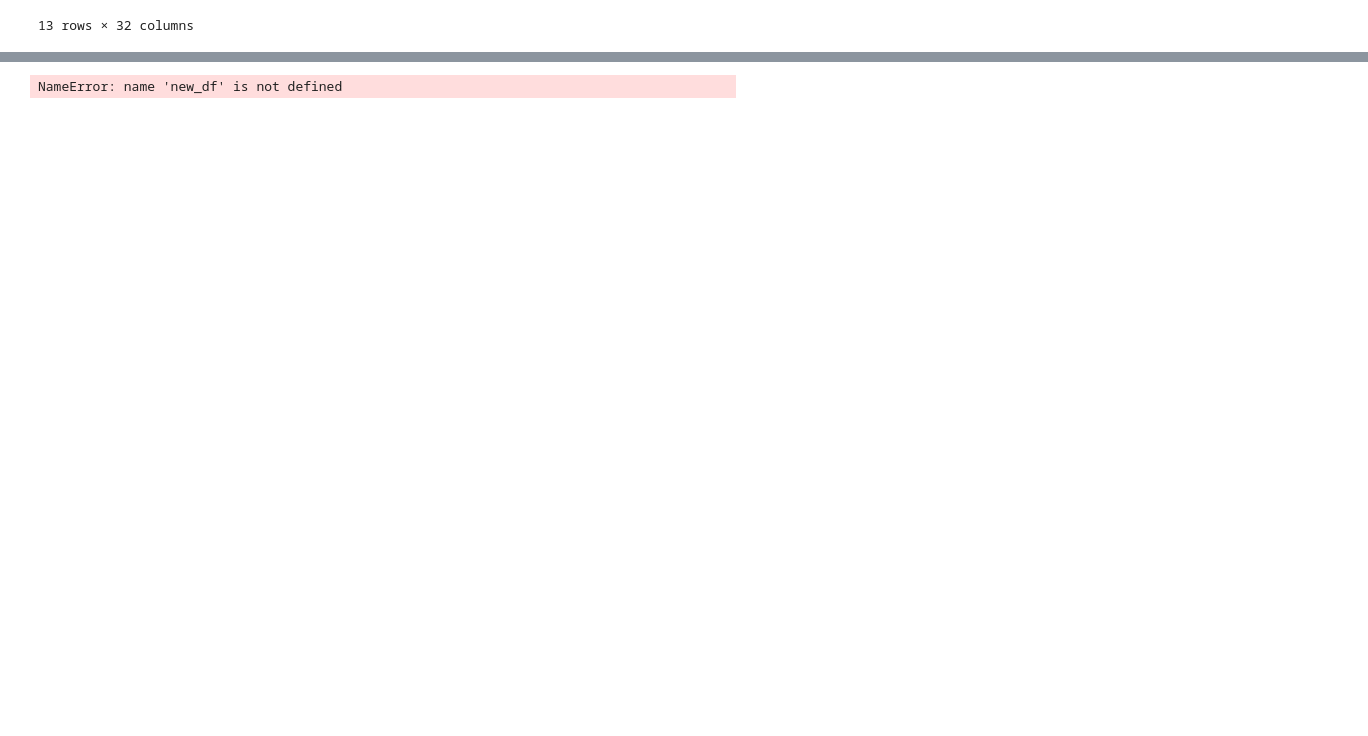
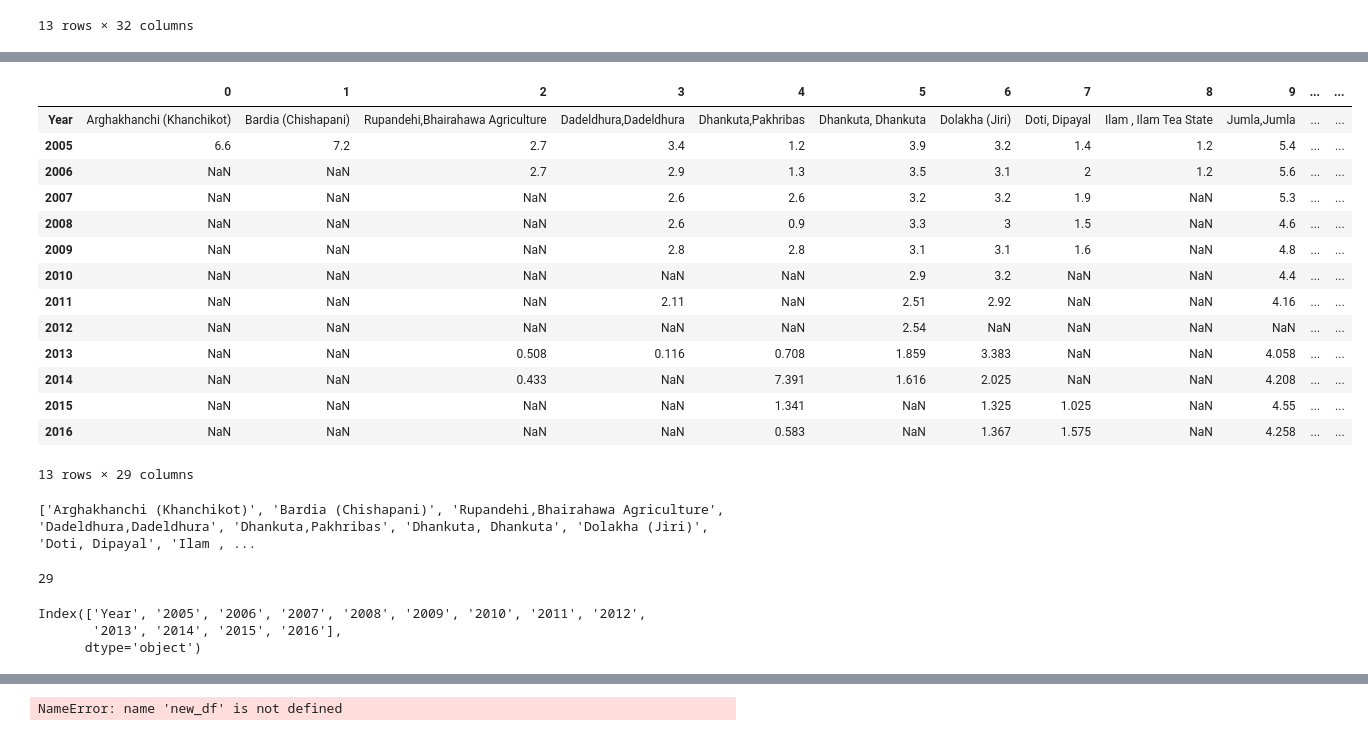
Before and after one commit to prajwollamichhane11/Wind-Data-Analysis, a Jupyter notebook: wind-analysis.ipynb, the cells around one changed output, grey strips where cells are left out. Saved outputs shown, nothing was run; the diff lists cells and outputs as text; code cells hidden in the pictures; blank space fills up the shorter version.

```diff
--- a/wind-analysis.ipynb
+++ b/wind-analysis.ipynb
@@ -37,2 +72,41 @@ df.head(13)
 # %%
 df = df.drop([3,10,11],axis = 1)
+# %%
+df.columns = range(29)
+df[4][3] = 2.6
+df[4][5] = 2.8
+df[6][3] = 3.2
+df[6][5] = 3.1
+df[24][3] = 1.9
+df[25][5] = 1.1
+df[27][4] = 1.6
+df[27][5] = 1
+df
+# %% [output]
+|  | 0 | 1 | 2 | 3 | 4 | 5 | 6 | 7 | 8 | 9 | ... | ... |
+| Year | Arghakhanchi (Khanchikot) | Bardia (Chishapani) | Rupandehi,Bhairahawa Agriculture | Dadeldhura,Dadeldhura | Dhankuta,Pakhribas | Dhankuta, Dhankuta | Dolakha (Jiri) | Doti, Dipayal | Ilam , Ilam Tea State | Jumla,Jumla | ... | ... |
+| 2005 | 6.6 | 7.2 | 2.7 | 3.4 | 1.2 | 3.9 | 3.2 | 1.4 | 1.2 | 5.4 | ... | ... |
+| 2006 | NaN | NaN | 2.7 | 2.9 | 1.3 | 3.5 | 3.1 | 2 | 1.2 | 5.6 | ... | ... |
+| 2007 | NaN | NaN | NaN | 2.6 | 2.6 | 3.2 | 3.2 | 1.9 | NaN | 5.3 | ... | ... |
+| 2008 | NaN | NaN | NaN | 2.6 | 0.9 | 3.3 | 3 | 1.5 | NaN | 4.6 | ... | ... |
+| 2009 | NaN | NaN | NaN | 2.8 | 2.8 | 3.1 | 3.1 | 1.6 | NaN | 4.8 | ... | ... |
+| 2010 | NaN | NaN | NaN | NaN | NaN | 2.9 | 3.2 | NaN | NaN | 4.4 | ... | ... |
+| 2011 | NaN | NaN | NaN | 2.11 | NaN | 2.51 | 2.92 | NaN | NaN | 4.16 | ... | ... |
+| 2012 | NaN | NaN | NaN | NaN | NaN | 2.54 | NaN | NaN | NaN | NaN | ... | ... |
+| 2013 | NaN | NaN | 0.508 | 0.116 | 0.708 | 1.859 | 3.383 | NaN | NaN | 4.058 | ... | ... |
+| 2014 | NaN | NaN | 0.433 | NaN | 7.391 | 1.616 | 2.025 | NaN | NaN | 4.208 | ... | ... |
+| 2015 | NaN | NaN | NaN | NaN | 1.341 | NaN | 1.325 | 1.025 | NaN | 4.55 | ... | ... |
+| 2016 | NaN | NaN | NaN | NaN | 0.583 | NaN | 1.367 | 1.575 | NaN | 4.258 | ... | ... |
+13 rows × 29 columns
+# %%
+cols = []
+for i in range(29):
+    cols.append(df[i][0])
+print(cols)
+len(cols)
+# for i in range()
+# for i in range(len(df))
+# df[1][0]
+# %% [output]
+['Arghakhanchi (Khanchikot)', 'Bardia (Chishapani)', 'Rupandehi,Bhairahawa Agriculture', 'Dadeldhura,Dadeldhura', 'Dhankuta,Pakhribas', 'Dhankuta, Dhankuta', 'Dolakha (Jiri)', 'Doti, Dipayal', 'Ilam , ...
+29
@@ -38,0 +115,6 @@ df = df.drop([3,10,11],axis = 1)
+# %%
+df.index
+# %% [output]
+Index(['Year', '2005', '2006', '2007', '2008', '2009', '2010', '2011', '2012',
+       '2013', '2014', '2015', '2016'],
+      dtype='object')
```
Also changed, not shown: parts of 13 cells of this notebook.
